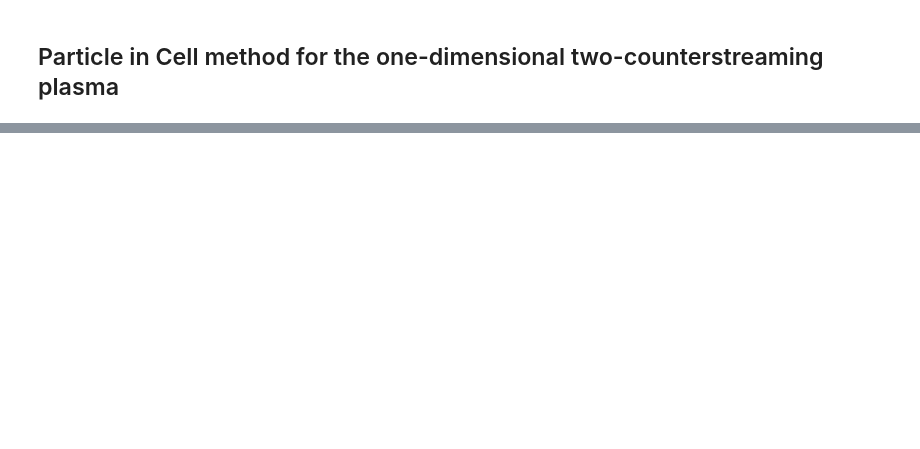
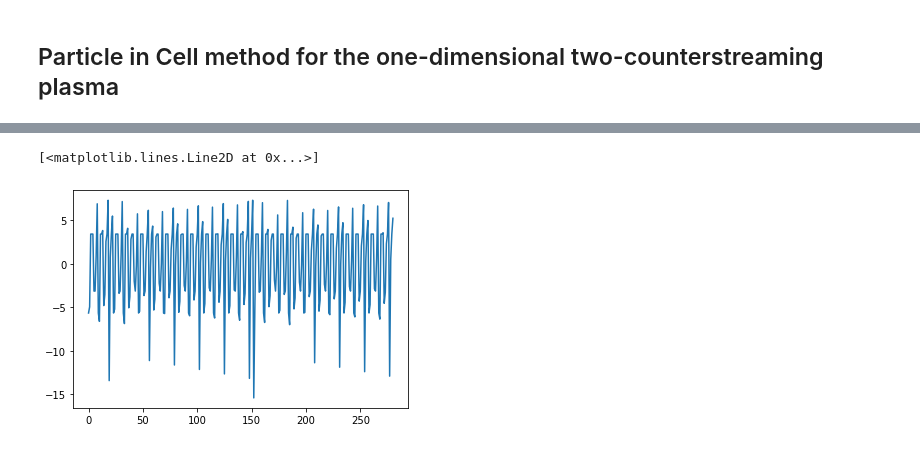
Before and after one commit to ErolBa/Plasma_PIC, a Jupyter notebook: VlasovPIC_1dim2stream.ipynb, the cells around one changed output, grey strips where cells are left out. Drawn from its saved outputs; the diff is of its cells as text; code cells hidden in the pictures; blank space fills up the shorter version.

```diff
--- a/VlasovPIC_1dim2stream.ipynb
+++ b/VlasovPIC_1dim2stream.ipynb
@@ -153,0 +243,5 @@ twoStreamPICsim(length=1.,
+# %%
+plt.plot(np.arange(numCells),chargedensities[89])
+# %% [output]
+[<matplotlib.lines.Line2D at 0x...>]
+[figure, added]
```
Also changed, not shown: parts of 20 cells of this notebook.
